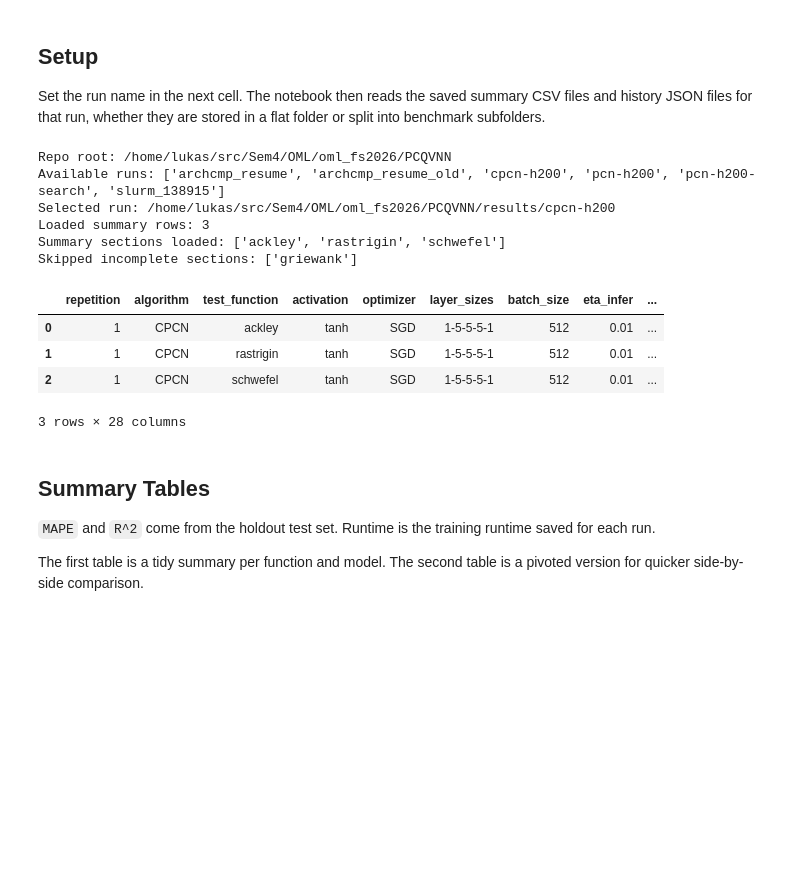
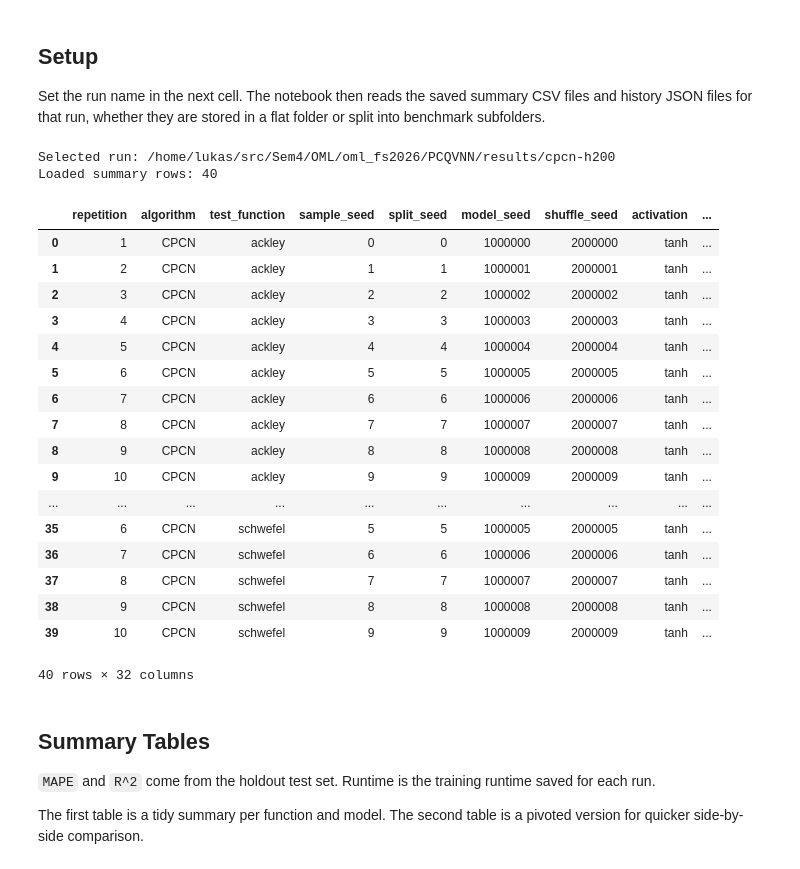
Before and after one commit to HorusXIV/PCQVNN, a Jupyter notebook: notebooks/06_analyze_runs.ipynb, the cells around one changed output. Cells and saved outputs as stored; diff of their text form; code cells hidden in the pictures; blank space fills up the shorter version.

```diff
--- a/notebooks/06_analyze_runs.ipynb
+++ b/notebooks/06_analyze_runs.ipynb
@@ -113,8 +125,10 @@ def _extract_history_series(payload: dict, candidate_keys: list[str]) -> list[fl
     raise KeyError(f"None of the expected history keys were found: {candidate_keys}")
 # %%
 cwd = Path.cwd().resolve()
+# locate repository root (assumes src/qvnn_pc exists in repo)
 candidates = [cwd, *cwd.parents]
 repo_root = next(path for path in candidates if (path / "src" / "qvnn_pc").exists())
+
 results_root = repo_root / "results"
 available_runs = sorted(path.name for path in results_root.iterdir() if path.is_dir())
 run_dir = results_root / RUN_NAME
@@ -122,50 +136,62 @@ run_dir = results_root / RUN_NAME
 if not run_dir.exists():
     raise FileNotFoundError(f"Run directory not found: {run_dir}")
 
-summary_df, skipped_sections = _load_run_summary(run_dir)
+# Try to load summary files if present, but don't fail the notebook if missing.
+try:
+    summary_df, skipped_sections = _load_run_summary(run_dir)
+except Exception:
+    summary_df = pd.DataFrame()
+    skipped_sections = []
 
-print(f"Repo root: {repo_root}")
-print(f"Available runs: {available_runs}")
 print(f"Selected run: {run_dir}")
 print(f"Loaded summary rows: {len(summary_df)}")
-print(f"Summary sections loaded: {sorted(summary_df['source_run'].unique())}")
-if skipped_sections:
-    print(f"Skipped incomplete sections: {[section.name for section in skipped_sections]}")
 # %% [output]
-Repo root: /home/lukas/src/Sem4/OML/oml_fs2026/PCQVNN
-Available runs: ['archcmp_resume', 'archcmp_resume_old', 'cpcn-h200', 'pcn-h200', 'pcn-h200-search', 'slurm_138915']
 Selected run: /home/lukas/src/Sem4/OML/oml_fs2026/PCQVNN/results/cpcn-h200
-Loaded summary rows: 3
-Summary sections loaded: ['ackley', 'rastrigin', 'schwefel']
-Skipped incomplete sections: ['griewank']
+Loaded summary rows: 40
 # %%
-if SHOW_FUNCTIONS is not None:
+if SHOW_FUNCTIONS is not None and not summary_df.empty:
     summary_df = summary_df[summary_df["test_function"].isin(SHOW_FUNCTIONS)].copy()
-if SHOW_MODELS is not None:
+if SHOW_MODELS is not None and not summary_df.empty:
     summary_df = summary_df[summary_df["algorithm"].isin(SHOW_MODELS)].copy()
 
 if summary_df.empty:
-    raise ValueError("The selected filters removed all rows.")
+    print("No summary CSVs found (or filters removed all rows); continuing using history files for learning plots.")
+    # Initialize empty orders; they will be derived from history files later if available.
+    function_order = []
+    model_order = []
+else:
+    preferred_function_order = ["ackley", "griewank", "rastrigin", "schwefel"]
+    function_order = [name for name in preferred_function_order if name in set(summary_df["test_function"])]
+    function_order += [name for name in sorted(summary_df["test_function"].unique()) if name not in function_order]
 
-preferred_function_order = ["ackley", "griewank", "rastrigin", "schwefel"]
-function_order = [name for name in preferred_function_order if name in set(summary_df["test_function"])]
-function_order += [name for name in sorted(summary_df["test_function"].unique()) if name not in function_order]
+    preferred_model_order = ["CPCN", "CMLP", "GHR", "Arena", "Nitta"]
+    model_order = [name for name in preferred_model_order if name in set(summary_df["algorithm"])]
+    model_order += [name for name in sorted(summary_df["algorithm"].unique()) if name not in model_order]
 
-preferred_model_order = ["CPCN", "CMLP", "GHR", "Arena", "Nitta"]
-model_order = [name for name in preferred_model_order if name in set(summary_df["algorithm"])]
-model_order += [name for name in sorted(summary_df["algorithm"].unique()) if name not in model_order]
-
-summary_df["test_function"] = pd.Categorical(summary_df["test_function"], categories=function_order, ordered=True)
-summary_df["algorithm"] = pd.Categorical(summary_df["algorithm"], categories=model_order, ordered=True)
-summary_df = summary_df.sort_values(["test_function", "algorithm", "repetition"]).reset_index(drop=True)
+    summary_df["test_function"] = pd.Categorical(summary_df["test_function"], categories=function_order, ordered=True)
+    summary_df["algorithm"] = pd.Categorical(summary_df["algorithm"], categories=model_order, ordered=True)
+    summary_df = summary_df.sort_values(["test_function", "algorithm", "repetition"]).reset_index(drop=True)
 
 summary_df
 # %% [output]
-|  | repetition | algorithm | test_function | activation | optimizer | layer_sizes | batch_size | eta_infer | ... |
-| 0 | 1 | CPCN | ackley | tanh | SGD | 1-5-5-5-1 | 512 | 0.01 | ... |
-| 1 | 1 | CPCN | rastrigin | tanh | SGD | 1-5-5-5-1 | 512 | 0.01 | ... |
-| 2 | 1 | CPCN | schwefel | tanh | SGD | 1-5-5-5-1 | 512 | 0.01 | ... |
+|  | repetition | algorithm | test_function | sample_seed | split_seed | model_seed | shuffle_seed | activation | ... |
+| 0 | 1 | CPCN | ackley | 0 | 0 | 1000000 | 2000000 | tanh | ... |
+| 1 | 2 | CPCN | ackley | 1 | 1 | 1000001 | 2000001 | tanh | ... |
+| 2 | 3 | CPCN | ackley | 2 | 2 | 1000002 | 2000002 | tanh | ... |
+| 3 | 4 | CPCN | ackley | 3 | 3 | 1000003 | 2000003 | tanh | ... |
+| 4 | 5 | CPCN | ackley | 4 | 4 | 1000004 | 2000004 | tanh | ... |
+| 5 | 6 | CPCN | ackley | 5 | 5 | 1000005 | 2000005 | tanh | ... |
+| 6 | 7 | CPCN | ackley | 6 | 6 | 1000006 | 2000006 | tanh | ... |
+| 7 | 8 | CPCN | ackley | 7 | 7 | 1000007 | 2000007 | tanh | ... |
+| 8 | 9 | CPCN | ackley | 8 | 8 | 1000008 | 2000008 | tanh | ... |
+| 9 | 10 | CPCN | ackley | 9 | 9 | 1000009 | 2000009 | tanh | ... |
+| ... | ... | ... | ... | ... | ... | ... | ... | ... | ... |
+| 35 | 6 | CPCN | schwefel | 5 | 5 | 1000005 | 2000005 | tanh | ... |
+| 36 | 7 | CPCN | schwefel | 6 | 6 | 1000006 | 2000006 | tanh | ... |
+| 37 | 8 | CPCN | schwefel | 7 | 7 | 1000007 | 2000007 | tanh | ... |
+| 38 | 9 | CPCN | schwefel | 8 | 8 | 1000008 | 2000008 | tanh | ... |
+| 39 | 10 | CPCN | schwefel | 9 | 9 | 1000009 | 2000009 | tanh | ... |
-3 rows × 28 columns
+40 rows × 32 columns
 # %% [markdown]
 ## Summary Tables
 
```
Also changed, not shown: parts of 8 cells of this notebook, 6 other files.
